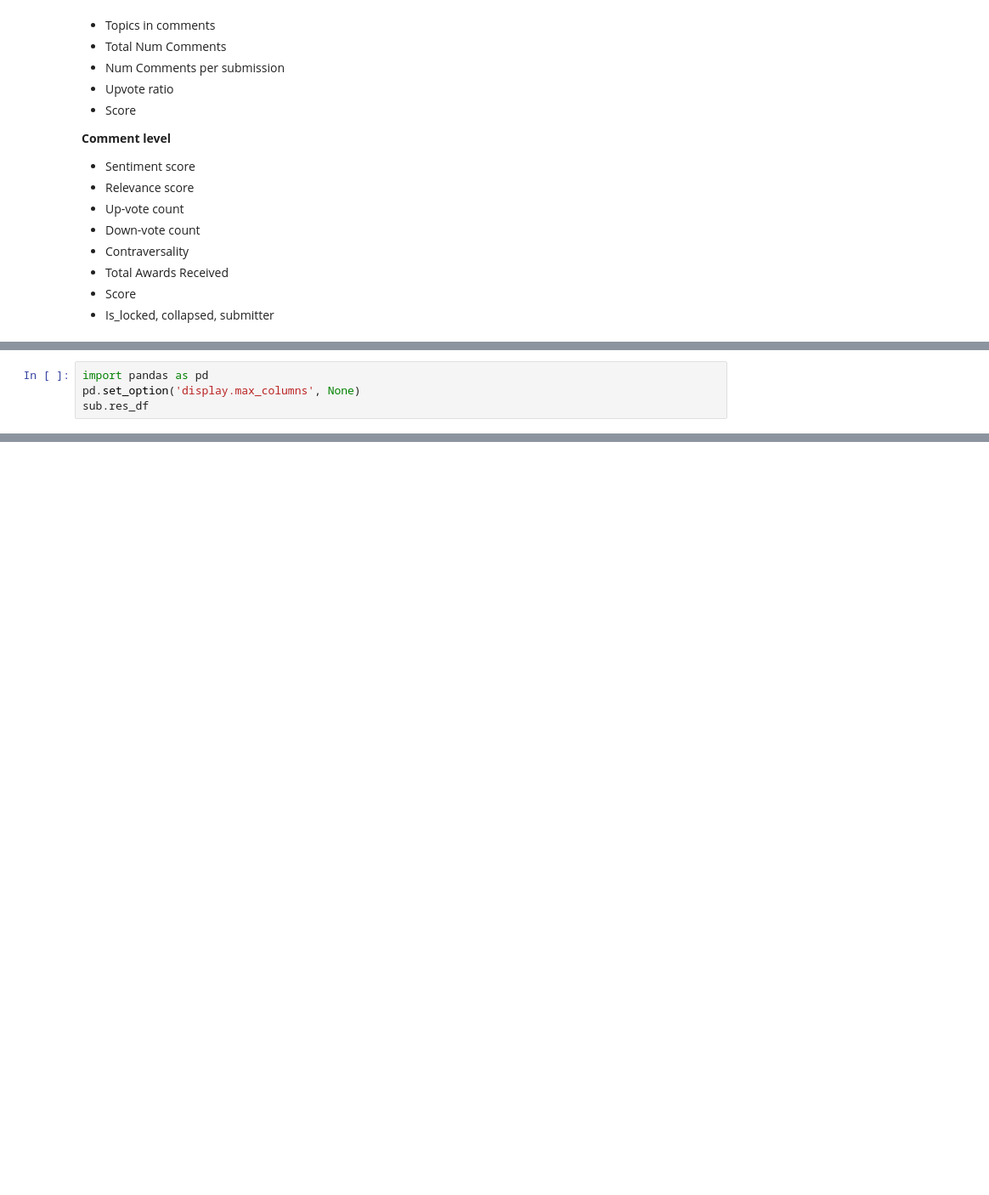
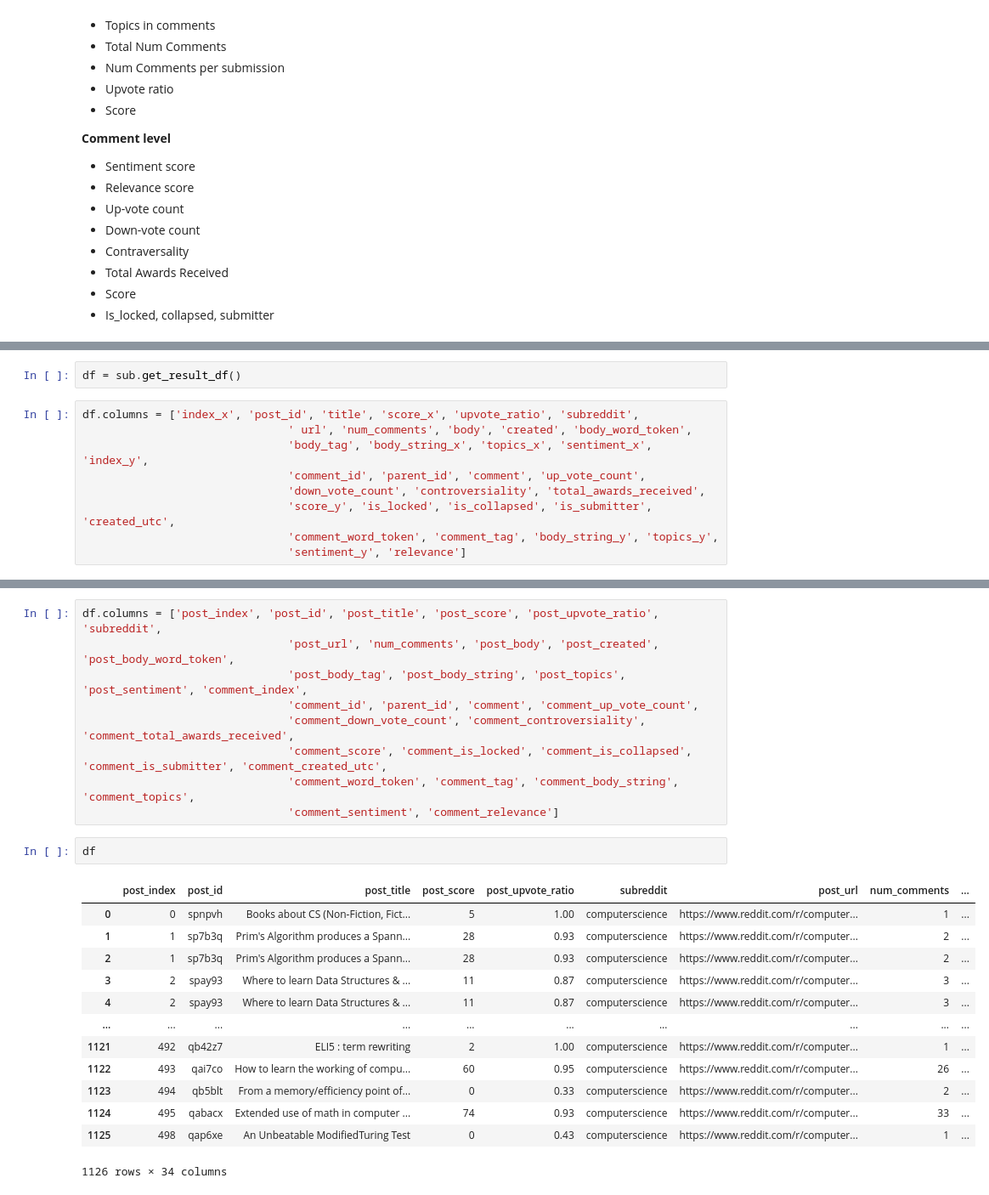
Before and after one commit to reddit-conflicting-viewpoints/Reddit, a Jupyter notebook: notebooks/analysis_pipeline_example.ipynb, the cells around one changed output, grey strips where cells are left out. Shown at 85% size. Saved outputs shown, nothing was run; the diff lists cells and outputs as text; blank space fills up the shorter version.

Commit message:
cleaned up columns for resulting dataframe in subreddit_analysis.py

```diff
--- a/notebooks/analysis_pipeline_example.ipynb
+++ b/notebooks/analysis_pipeline_example.ipynb
@@ -163,5 +163 @@ Index(['index_x', 'post_id', 'title', 'flair', 'score_x', 'upvote_ratio',
       dtype='object')
-# %%
-import pandas as pd
-pd.set_option('display.max_columns', None)
-sub.res_df
@@ -183,0 +164,11 @@ sub.res_df
+# %%
+df = sub.get_result_df()
+# %%
+df.columns = ['index_x', 'post_id', 'title', 'score_x', 'upvote_ratio', 'subreddit',
+                               ' url', 'num_comments', 'body', 'created', 'body_word_token',
+                               'body_tag', 'body_string_x', 'topics_x', 'sentiment_x', 'index_y',
+                               'comment_id', 'parent_id', 'comment', 'up_vote_count',
+                               'down_vote_count', 'controversiality', 'total_awards_received',
+                               'score_y', 'is_locked', 'is_collapsed', 'is_submitter', 'created_utc',
+                               'comment_word_token', 'comment_tag', 'body_string_y', 'topics_y',
+                               'sentiment_y', 'relevance']
@@ -183,0 +187,25 @@ sub.res_df
+# %%
+df.columns = ['post_index', 'post_id', 'post_title', 'post_score', 'post_upvote_ratio', 'subreddit',
+                               'post_url', 'num_comments', 'post_body', 'post_created', 'post_body_word_token',
+                               'post_body_tag', 'post_body_string', 'post_topics', 'post_sentiment', 'comment_index',
+                               'comment_id', 'parent_id', 'comment', 'comment_up_vote_count',
+                               'comment_down_vote_count', 'comment_controversiality', 'comment_total_awards_received',
+                               'comment_score', 'comment_is_locked', 'comment_is_collapsed', 'comment_is_submitter', 'comment_created_utc',
+                               'comment_word_token', 'comment_tag', 'comment_body_string', 'comment_topics',
+                               'comment_sentiment', 'comment_relevance']
+# %%
+df
+# %% [output]
+|  | post_index | post_id | post_title | post_score | post_upvote_ratio | subreddit | post_url | num_comments | ... |
+| 0 | 0 | spnpvh | Books about CS (Non-Fiction, Fict... | 5 | 1.00 | computerscience | https://www.reddit.com/r/computer... | 1 | ... |
+| 1 | 1 | sp7b3q | Prim's Algorithm produces a Spann... | 28 | 0.93 | computerscience | https://www.reddit.com/r/computer... | 2 | ... |
+| 2 | 1 | sp7b3q | Prim's Algorithm produces a Spann... | 28 | 0.93 | computerscience | https://www.reddit.com/r/computer... | 2 | ... |
+| 3 | 2 | spay93 | Where to learn Data Structures & ... | 11 | 0.87 | computerscience | https://www.reddit.com/r/computer... | 3 | ... |
+| 4 | 2 | spay93 | Where to learn Data Structures & ... | 11 | 0.87 | computerscience | https://www.reddit.com/r/computer... | 3 | ... |
+| ... | ... | ... | ... | ... | ... | ... | ... | ... | ... |
+| 1121 | 492 | qb42z7 | ELI5 : term rewriting | 2 | 1.00 | computerscience | https://www.reddit.com/r/computer... | 1 | ... |
+| 1122 | 493 | qai7co | How to learn the working of compu... | 60 | 0.95 | computerscience | https://www.reddit.com/r/computer... | 26 | ... |
+| 1123 | 494 | qb5blt | From a memory/efficiency point of... | 0 | 0.33 | computerscience | https://www.reddit.com/r/computer... | 2 | ... |
+| 1124 | 495 | qabacx | Extended use of math in computer ... | 74 | 0.93 | computerscience | https://www.reddit.com/r/computer... | 33 | ... |
+| 1125 | 498 | qap6xe | An Unbeatable ModifiedTuring Test | 0 | 0.43 | computerscience | https://www.reddit.com/r/computer... | 1 | ... |
+1126 rows × 34 columns
```
Also changed, not shown: parts of 10 cells of this notebook, 1 other file.
